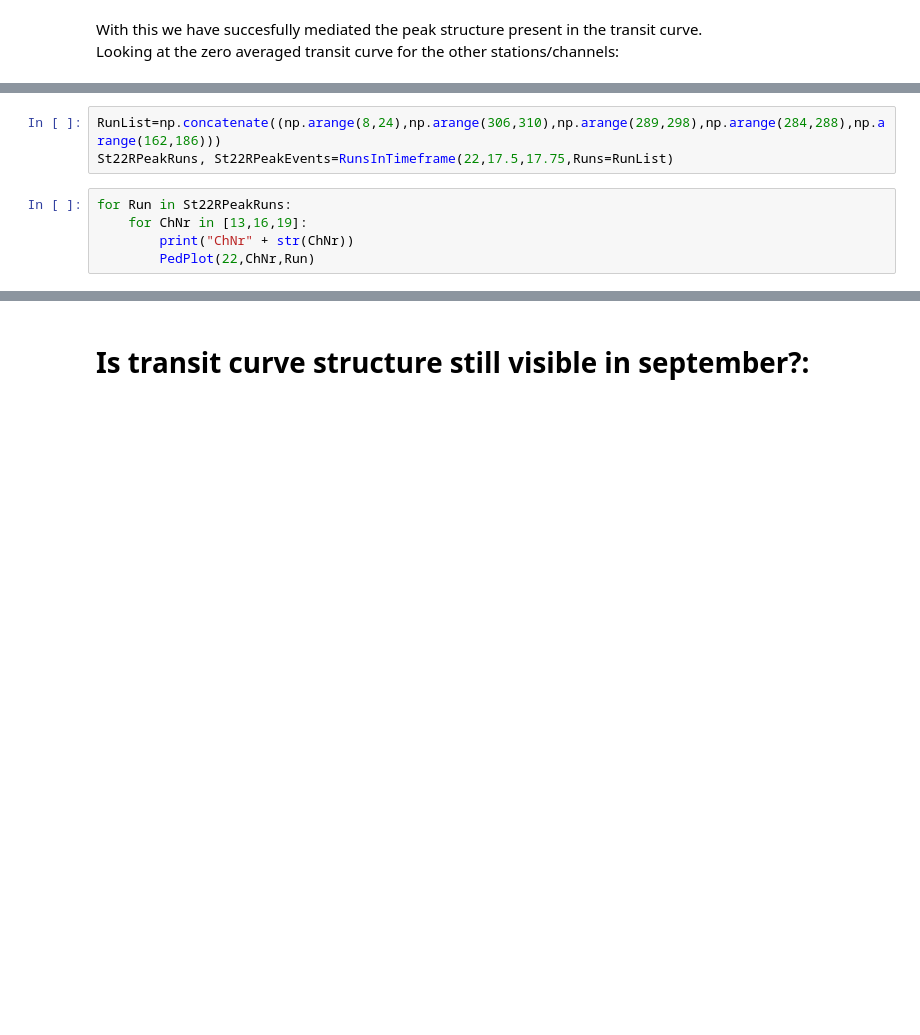
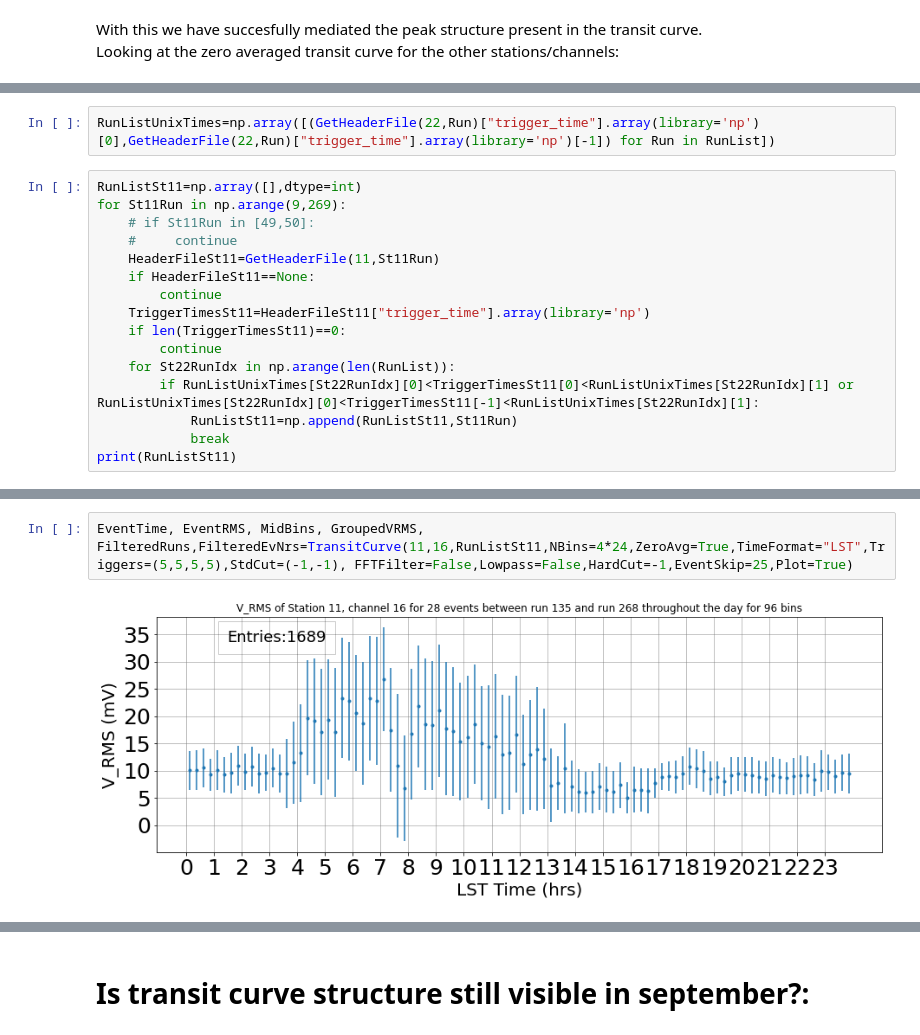
Before and after one commit to JethroStoffels/RNOG_Programming, a Jupyter notebook: Galactic_noise/2022-11-08 Investigating Transit Curves Pt2.ipynb, the cells around one changed output, grey strips where cells are left out. Drawn from its saved outputs; the diff is of its cells as text; blank space fills up the shorter version.

```diff
--- a/Galactic_noise/2022-11-08 Investigating Transit Curves Pt2.ipynb
+++ b/Galactic_noise/2022-11-08 Investigating Transit Curves Pt2.ipynb
@@ -58,8 +25,0 @@ Since the zero averaging seems to be malfunctioning, an investigation of the ped
-# %%
-RunList=np.concatenate((np.arange(8,24),np.arange(306,310),np.arange(289,298),np.arange(284,288),np.arange(162,186)))
-St22RPeakRuns, St22RPeakEvents=RunsInTimeframe(22,17.5,17.75,Runs=RunList)
-# %%
-for Run in St22RPeakRuns:
-    for ChNr in [13,16,19]:
-        print("ChNr" + str(ChNr))
-        PedPlot(22,ChNr,Run)
@@ -91,0 +53,18 @@ On sight, nothing seems to be strange about the pedestal plots compared to well
+# %%
+RunListUnixTimes=np.array([(GetHeaderFile(22,Run)["trigger_time"].array(library='np')[0],GetHeaderFile(22,Run)["trigger_time"].array(library='np')[-1]) for Run in RunList])
+# %%
+RunListSt11=np.array([],dtype=int)
+for St11Run in np.arange(9,269):
+    # if St11Run in [49,50]:
+    #     continue
+    HeaderFileSt11=GetHeaderFile(11,St11Run)
+    if HeaderFileSt11==None:
+        continue
+    TriggerTimesSt11=HeaderFileSt11["trigger_time"].array(library='np')
+    if len(TriggerTimesSt11)==0:
+        continue
+    for St22RunIdx in np.arange(len(RunList)):
+        if RunListUnixTimes[St22RunIdx][0]<TriggerTimesSt11[0]<RunListUnixTimes[St22RunIdx][1] or RunListUnixTimes[St22RunIdx][0]<TriggerTimesSt11[-1]<RunListUnixTimes[St22RunIdx][1]:
+            RunListSt11=np.append(RunListSt11,St11Run)
+            break
+print(RunListSt11)
@@ -91,0 +125,4 @@ On sight, nothing seems to be strange about the pedestal plots compared to well
+# %%
+EventTime, EventRMS, MidBins, GroupedVRMS, FilteredRuns,FilteredEvNrs=TransitCurve(11,16,RunListSt11,NBins=4*24,ZeroAvg=True,TimeFormat="LST",Triggers=(5,5,5,5),StdCut=(-1,-1), FFTFilter=False,Lowpass=False,HardCut=-1,EventSkip=25,Plot=True)
+# %% [output]
+[figure, added]
```
Also changed, not shown: parts of 42 cells of this notebook, 6 other files.
